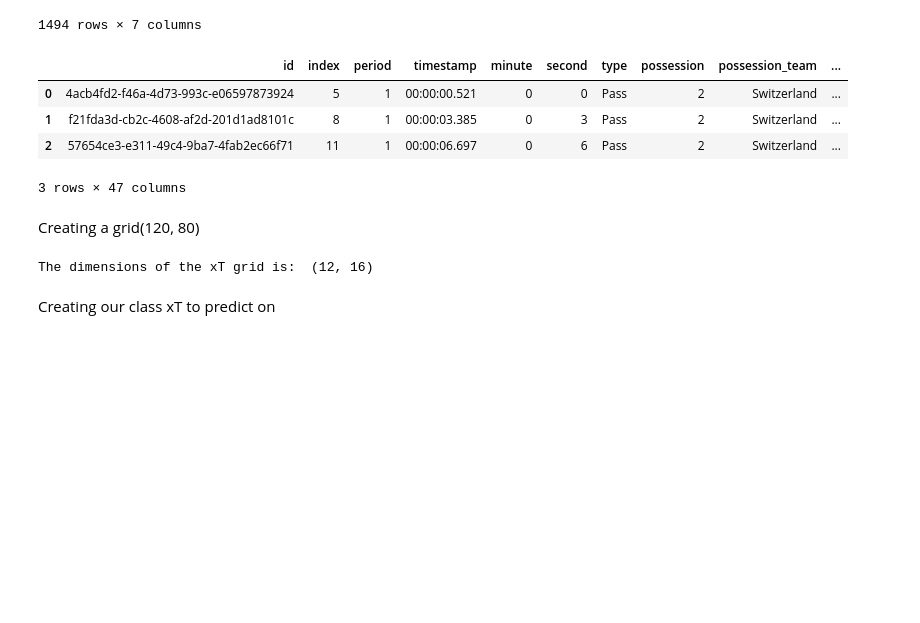
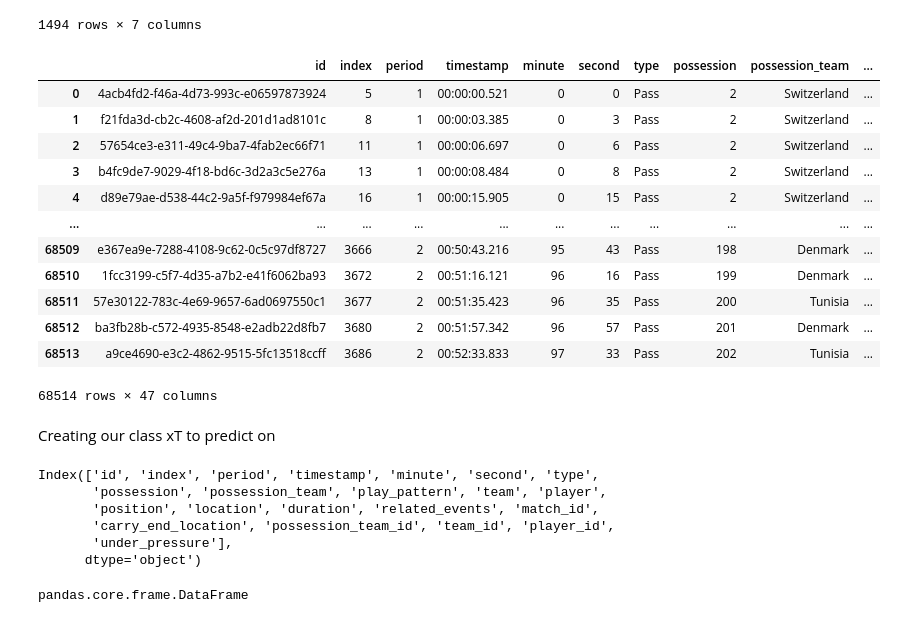
Before and after one commit to MohammedKnio/Msc_xT_WC22, a Jupyter notebook: exploring statsbomb data.ipynb, the cells around one changed output. Cells and saved outputs as stored; diff of their text form; code cells hidden in the pictures; blank space fills up the shorter version.

```diff
--- a/exploring statsbomb data.ipynb
+++ b/exploring statsbomb data.ipynb
@@ -223,12 +246,18 @@ xG
 1494 rows × 7 columns
 # %%
 # WC_events22[ WC_events22['interceptions']
-WC_events22['passes'].head(3)
+WC_events22['passes']
 # %% [output]
 |  | id | index | period | timestamp | minute | second | type | possession | possession_team | ... |
 | 0 | 4acb4fd2-f46a-4d73-993c-e06597873924 | 5 | 1 | 00:00:00.521 | 0 | 0 | Pass | 2 | Switzerland | ... |
 | 1 | f21fda3d-cb2c-4608-af2d-201d1ad8101c | 8 | 1 | 00:00:03.385 | 0 | 3 | Pass | 2 | Switzerland | ... |
 | 2 | 57654ce3-e311-49c4-9ba7-4fab2ec66f71 | 11 | 1 | 00:00:06.697 | 0 | 6 | Pass | 2 | Switzerland | ... |
+| 3 | b4fc9de7-9029-4f18-bd6c-3d2a3c5e276a | 13 | 1 | 00:00:08.484 | 0 | 8 | Pass | 2 | Switzerland | ... |
+| 4 | d89e79ae-d538-44c2-9a5f-f979984ef67a | 16 | 1 | 00:00:15.905 | 0 | 15 | Pass | 2 | Switzerland | ... |
+| ... | ... | ... | ... | ... | ... | ... | ... | ... | ... | ... |
+| 68509 | e367ea9e-7288-4108-9c62-0c5c97df8727 | 3666 | 2 | 00:50:43.216 | 95 | 43 | Pass | 198 | Denmark | ... |
+| 68510 | 1fcc3199-c5f7-4d35-a7b2-e41f6062ba93 | 3672 | 2 | 00:51:16.121 | 96 | 16 | Pass | 199 | Denmark | ... |
+| 68511 | 57e30122-783c-4e69-9657-6ad0697550c1 | 3677 | 2 | 00:51:35.423 | 96 | 35 | Pass | 200 | Tunisia | ... |
+| 68512 | ba3fb28b-c572-4935-8548-e2adb22d8fb7 | 3680 | 2 | 00:51:57.342 | 96 | 57 | Pass | 201 | Denmark | ... |
+| 68513 | a9ce4690-e3c2-4862-9515-5fc13518ccff | 3686 | 2 | 00:52:33.833 | 97 | 33 | Pass | 202 | Tunisia | ... |
-3 rows × 47 columns
+68514 rows × 47 columns
-# %% [markdown]
-Creating a grid(120, 80)
@@ -251,4 +263,0 @@ xT_grid = np.array([ # A 16x 12 matrix
-# %%
-print("The dimensions of the xT grid is: ", xT_grid.shape)
-# %% [output]
-The dimensions of the xT grid is:  (12, 16)
@@ -271,3 +334,17 @@ def mov_prob(loc): # Finding the
 
 #   def set_x(self, new_x):
 #     self.x = new_x
+# %%
+WC_events22['carrys'].columns
+# %% [output]
+Index(['id', 'index', 'period', 'timestamp', 'minute', 'second', 'type',
+       'possession', 'possession_team', 'play_pattern', 'team', 'player',
+       'position', 'location', 'duration', 'related_events', 'match_id',
+       'carry_end_location', 'possession_team_id', 'team_id', 'player_id',
+       'under_pressure'],
+      dtype='object')
+# %%
+Final_df = pd.DataFrame()
+type(Final_df)
+# %% [output]
+pandas.core.frame.DataFrame
```
Also changed, not shown: parts of 10 cells of this notebook.
